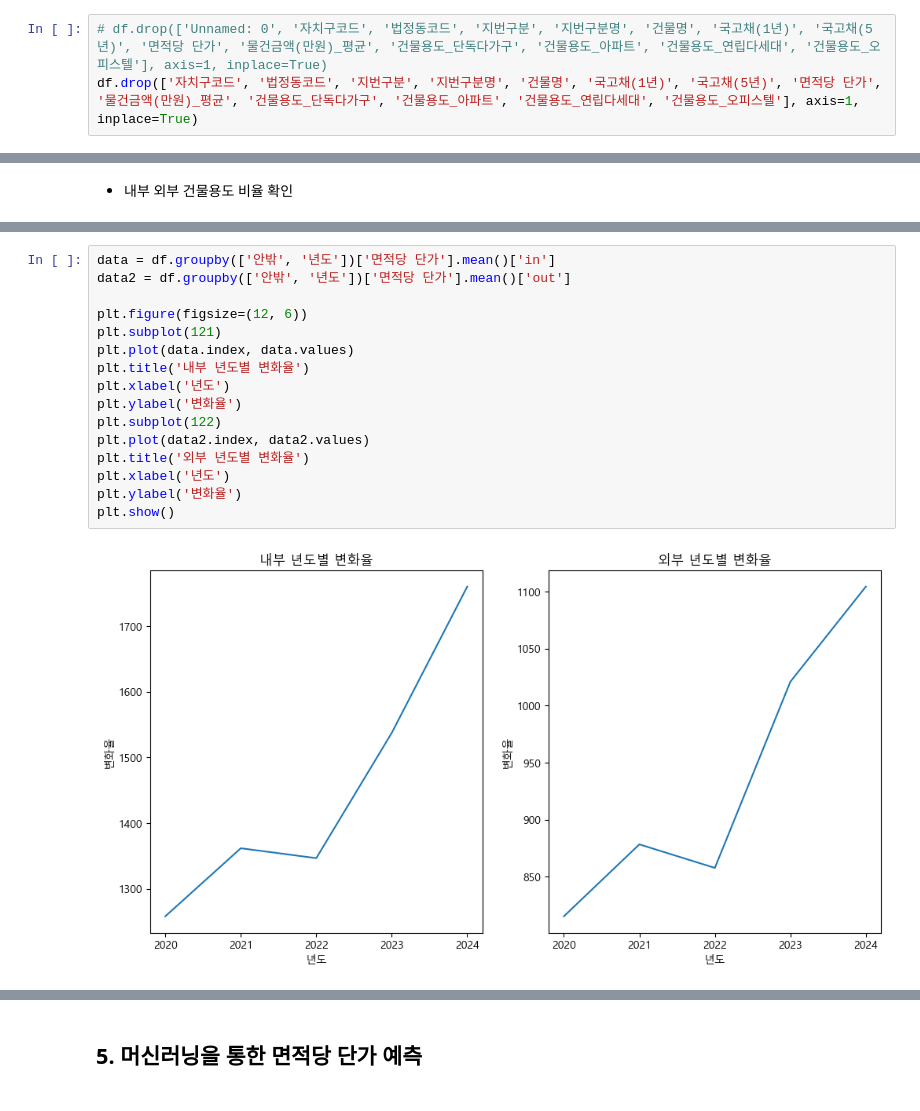
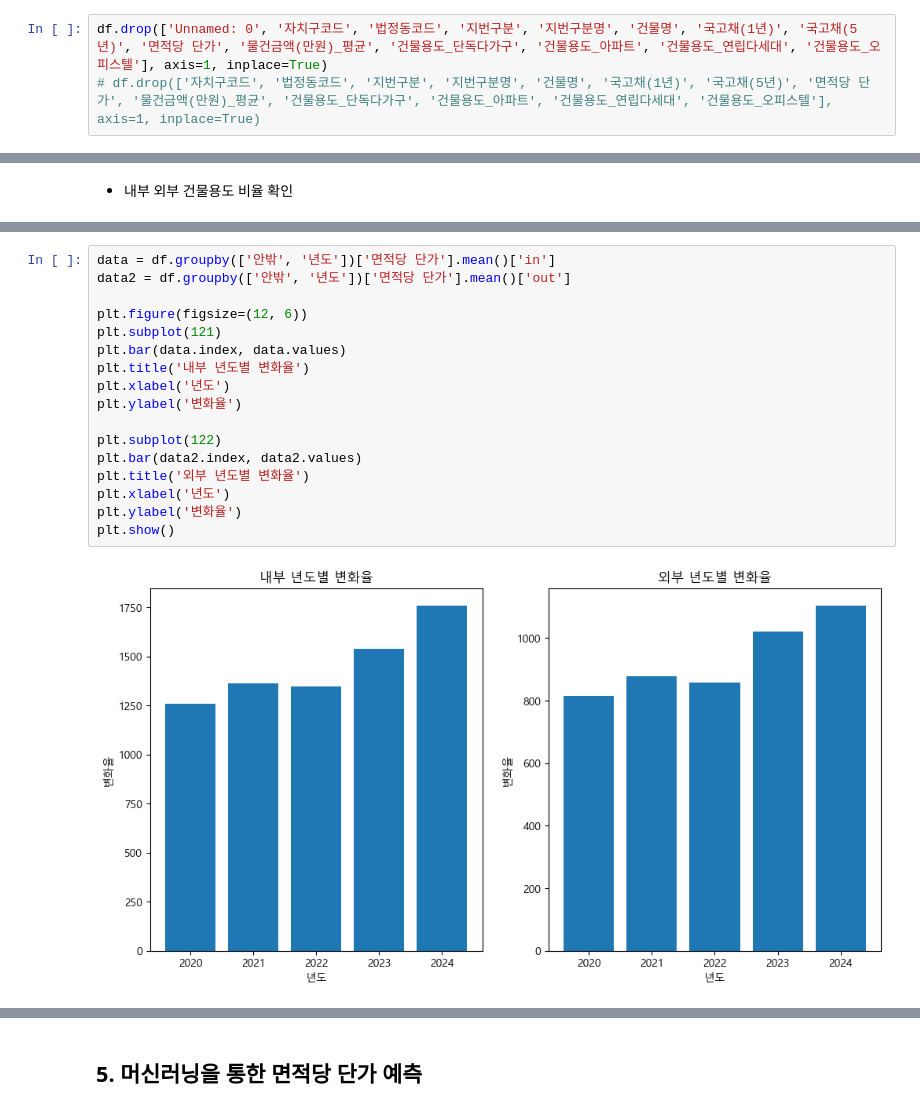
Before and after one commit to GitSkyBlue/Estate, a Jupyter notebook: Estate.ipynb, the cells around one changed output, grey strips where cells are left out. Cells and saved outputs as stored; diff of their text form.

```diff
--- a/Estate.ipynb
+++ b/Estate.ipynb
@@ -230,6 +276,6 @@ df.head()
 # %%
-# df.drop(['Unnamed: 0', '자치구코드', '법정동코드', '지번구분', '지번구분명', '건물명', '국고채(1년)', '국고채(5년)', '면적당 단가', '물건금액(만원)_평균', '건물용도_단독다가구', '건물용도_아파트', '건물용도_연립다세대', '건물용도_오피스텔'], axis=1, inplace=True)
-df.drop(['자치구코드', '법정동코드', '지번구분', '지번구분명', '건물명', '국고채(1년)', '국고채(5년)', '면적당 단가', '물건금액(만원)_평균', '건물용도_단독다가구', '건물용도_아파트', '건물용도_연립다세대', '건물용도_오피스텔'], axis=1, inplace=True)
+df.drop(['Unnamed: 0', '자치구코드', '법정동코드', '지번구분', '지번구분명', '건물명', '국고채(1년)', '국고채(5년)', '면적당 단가', '물건금액(만원)_평균', '건물용도_단독다가구', '건물용도_아파트', '건물용도_연립다세대', '건물용도_오피스텔'], axis=1, inplace=True)
+# df.drop(['자치구코드', '법정동코드', '지번구분', '지번구분명', '건물명', '국고채(1년)', '국고채(5년)', '면적당 단가', '물건금액(만원)_평균', '건물용도_단독다가구', '건물용도_아파트', '건물용도_연립다세대', '건물용도_오피스텔'], axis=1, inplace=True)
 # %%
 df = df[df['건물용도'] != '단독다가구']
 # %%
@@ -601,18 +655,19 @@ plt.show()
 # %%
 data = df.groupby(['안밖', '년도'])['면적당 단가'].mean()['in']
 data2 = df.groupby(['안밖', '년도'])['면적당 단가'].mean()['out']
 
 plt.figure(figsize=(12, 6))
 plt.subplot(121)
-plt.plot(data.index, data.values)
+plt.bar(data.index, data.values)
 plt.title('내부 년도별 변화율')
 plt.xlabel('년도')
 plt.ylabel('변화율')
+
 plt.subplot(122)
-plt.plot(data2.index, data2.values)
+plt.bar(data2.index, data2.values)
 plt.title('외부 년도별 변화율')
 plt.xlabel('년도')
 plt.ylabel('변화율')
 plt.show()
 # %% [output]
-[figure, old version]
+[figure, new version]
```
Also changed, not shown: parts of 22 cells of this notebook, 2 other files.
